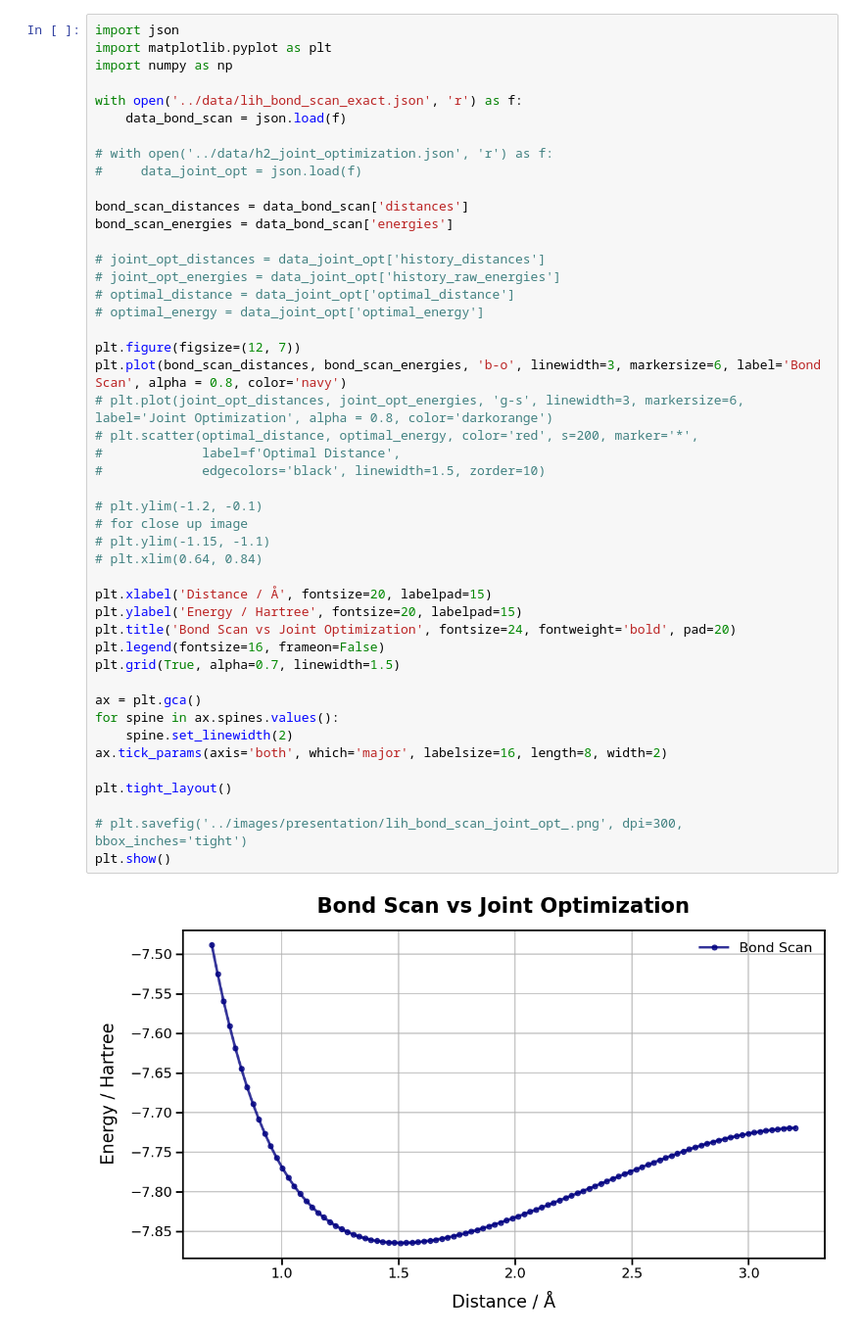
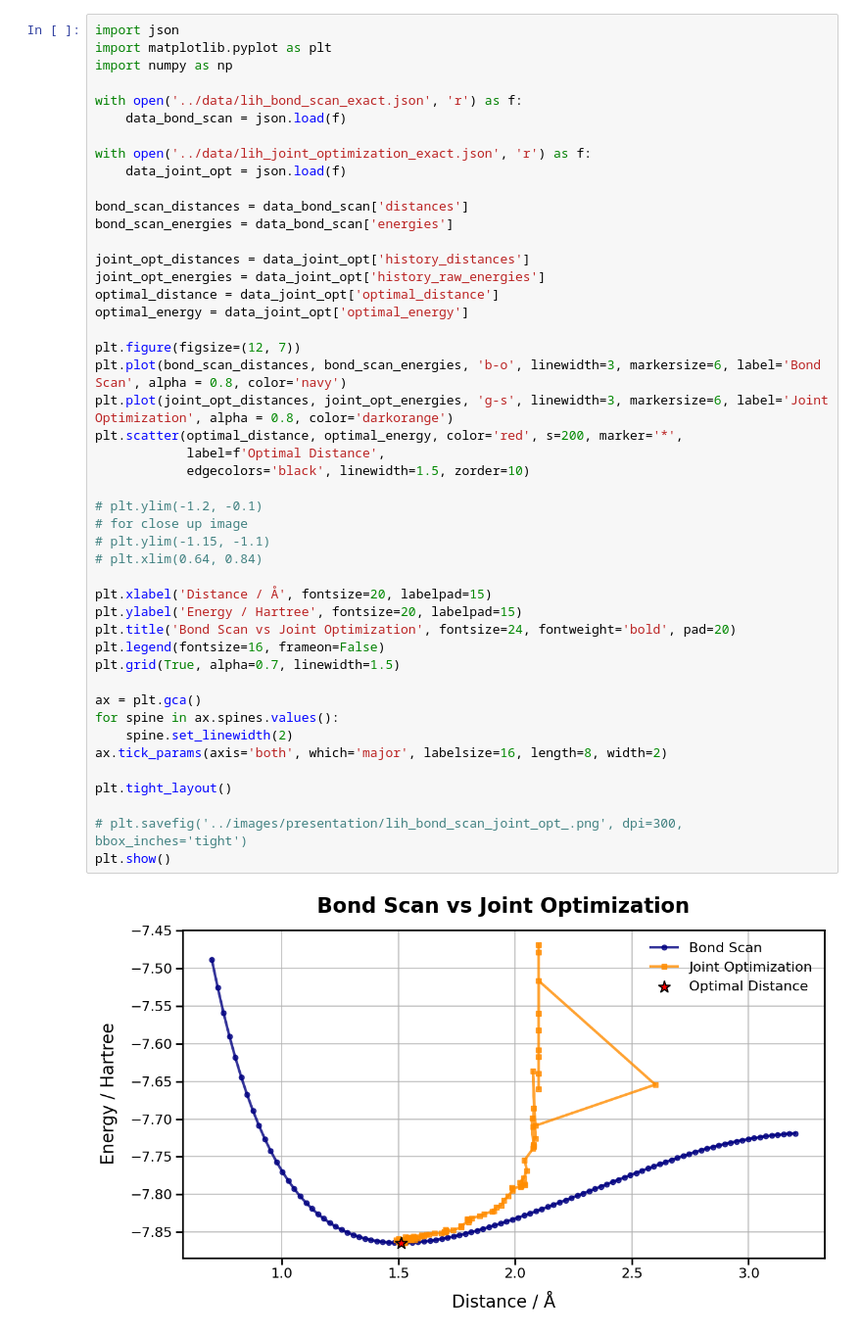
Before and after one commit to LukasMeinschad/vu_quantum_computing, a Jupyter notebook: additional_notebooks/lih_joint_opt-bond_scan.ipynb, the cells around one changed output. Shown at 98% size. Cells and saved outputs as stored; diff of their text form.

Commit message:
add lih joint opt data

```diff
--- a/additional_notebooks/lih_joint_opt-bond_scan.ipynb
+++ b/additional_notebooks/lih_joint_opt-bond_scan.ipynb
@@ -6,43 +6,43 @@ import numpy as np
 with open('../data/lih_bond_scan_exact.json', 'r') as f:
     data_bond_scan = json.load(f)
 
-# with open('../data/h2_joint_optimization.json', 'r') as f:
-#     data_joint_opt = json.load(f)
+with open('../data/lih_joint_optimization_exact.json', 'r') as f:
+    data_joint_opt = json.load(f)
 
 bond_scan_distances = data_bond_scan['distances']
 bond_scan_energies = data_bond_scan['energies']
 
-# joint_opt_distances = data_joint_opt['history_distances']
-# joint_opt_energies = data_joint_opt['history_raw_energies']
-# optimal_distance = data_joint_opt['optimal_distance']
-# optimal_energy = data_joint_opt['optimal_energy']
+joint_opt_distances = data_joint_opt['history_distances']
+joint_opt_energies = data_joint_opt['history_raw_energies']
+optimal_distance = data_joint_opt['optimal_distance']
+optimal_energy = data_joint_opt['optimal_energy']
 
 plt.figure(figsize=(12, 7))
 plt.plot(bond_scan_distances, bond_scan_energies, 'b-o', linewidth=3, markersize=6, label='Bond Scan', alpha = 0.8, color='navy')
-# plt.plot(joint_opt_distances, joint_opt_energies, 'g-s', linewidth=3, markersize=6, label='Joint Optimization', alpha = 0.8, color='darkorange')
-# plt.scatter(optimal_distance, optimal_energy, color='red', s=200, marker='*',
-#             label=f'Optimal Distance',
-#             edgecolors='black', linewidth=1.5, zorder=10)
+plt.plot(joint_opt_distances, joint_opt_energies, 'g-s', linewidth=3, markersize=6, label='Joint Optimization', alpha = 0.8, color='darkorange')
+plt.scatter(optimal_distance, optimal_energy, color='red', s=200, marker='*',
+            label=f'Optimal Distance',
+            edgecolors='black', linewidth=1.5, zorder=10)
 
 # plt.ylim(-1.2, -0.1)
 # for close up image
 # plt.ylim(-1.15, -1.1)
 # plt.xlim(0.64, 0.84)
 
 plt.xlabel('Distance / Å', fontsize=20, labelpad=15)
 plt.ylabel('Energy / Hartree', fontsize=20, labelpad=15)
 plt.title('Bond Scan vs Joint Optimization', fontsize=24, fontweight='bold', pad=20)
 plt.legend(fontsize=16, frameon=False)
 plt.grid(True, alpha=0.7, linewidth=1.5)
 
 ax = plt.gca()
 for spine in ax.spines.values():
     spine.set_linewidth(2)
 ax.tick_params(axis='both', which='major', labelsize=16, length=8, width=2)
 
 plt.tight_layout()
 
 # plt.savefig('../images/presentation/lih_bond_scan_joint_opt_.png', dpi=300, bbox_inches='tight')
 plt.show()
 # %% [output]
-[figure, old version]
+[figure, new version]
```
Also changed, not shown: 4 other files.
